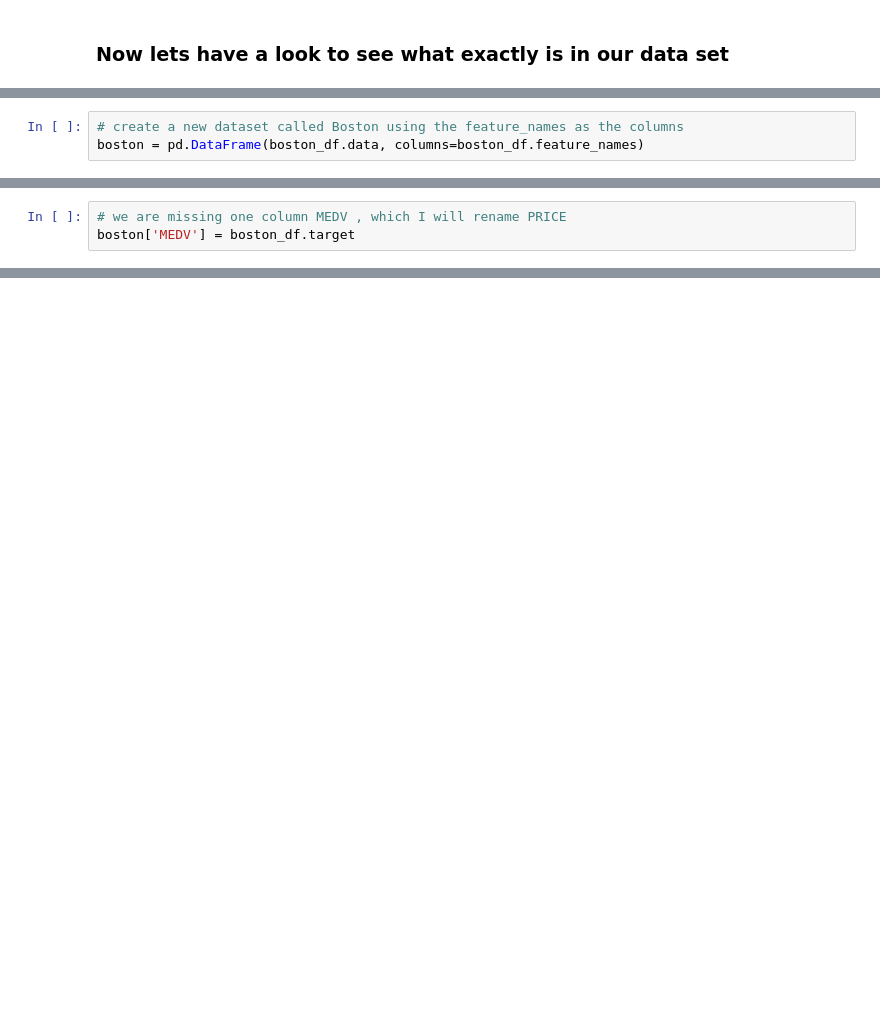
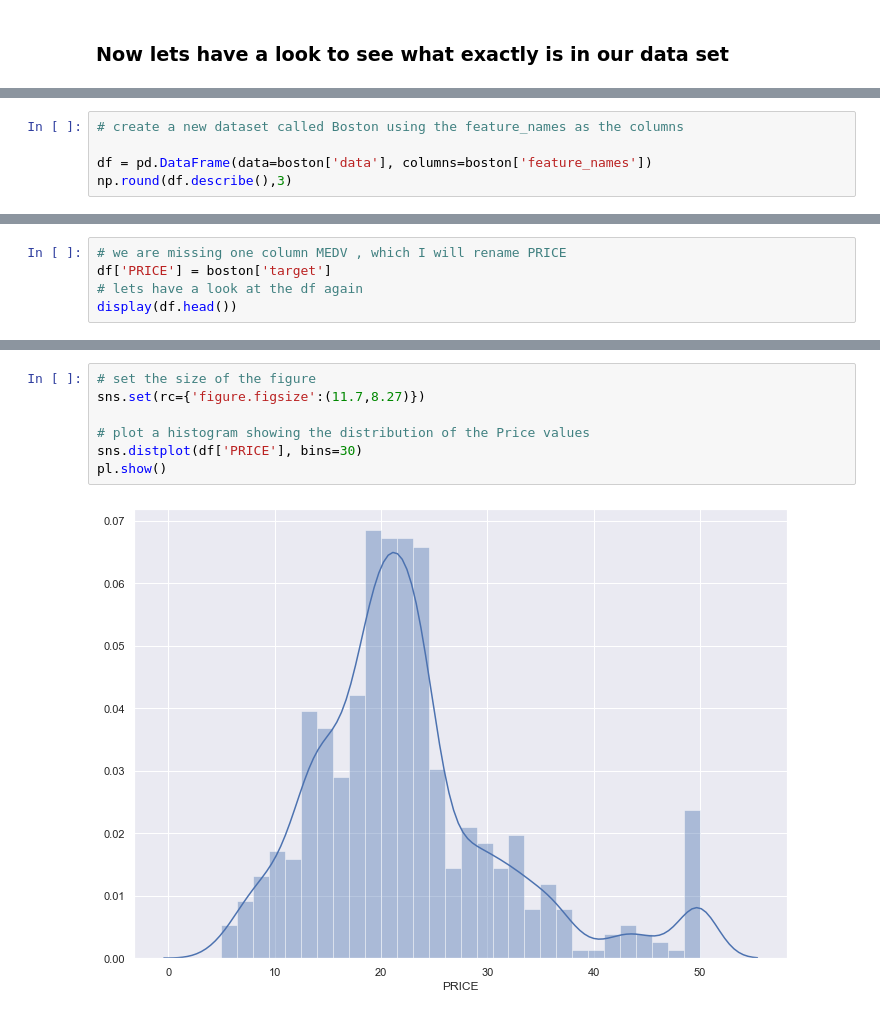
Before and after one commit to MarianneLawless/Machine-Learning-and-Statistics-Assessment-2019, a Jupyter notebook: Machine-Learning-and-Statistics-Assessment-2019.ipynb, the cells around one changed output, grey strips where cells are left out. Saved outputs shown, nothing was run; the diff lists cells and outputs as text; blank space fills up the shorter version.

```diff
--- a/Machine-Learning-and-Statistics-Assessment-2019.ipynb
+++ b/Machine-Learning-and-Statistics-Assessment-2019.ipynb
@@ -82,3 +66,0 @@ print(boston_df.feature_names)
-# %%
-# create a new dataset called Boston using the feature_names as the columns
-boston = pd.DataFrame(boston_df.data, columns=boston_df.feature_names)
@@ -94,3 +66,0 @@ boston.head()
-# %%
-# we are missing one column MEDV , which I will rename PRICE
-boston['MEDV'] = boston_df.target
@@ -371,0 +116,5 @@ https://archive.ics.uci.edu/ml/machine-learning-databases/housing/
+# %%
+# create a new dataset called Boston using the feature_names as the columns
+
+df = pd.DataFrame(data=boston['data'], columns=boston['feature_names'])
+np.round(df.describe(),3)
@@ -371,0 +154,5 @@ https://archive.ics.uci.edu/ml/machine-learning-databases/housing/
+# %%
+# we are missing one column MEDV , which I will rename PRICE
+df['PRICE'] = boston['target']
+# lets have a look at the df again
+display(df.head())
@@ -371,0 +196,9 @@ https://archive.ics.uci.edu/ml/machine-learning-databases/housing/
+# %%
+# set the size of the figure
+sns.set(rc={'figure.figsize':(11.7,8.27)})
+
+# plot a histogram showing the distribution of the Price values
+sns.distplot(df['PRICE'], bins=30)
+pl.show()
+# %% [output]
+[figure, added]
```
Also changed, not shown: parts of 221 cells of this notebook, 1 other file.
